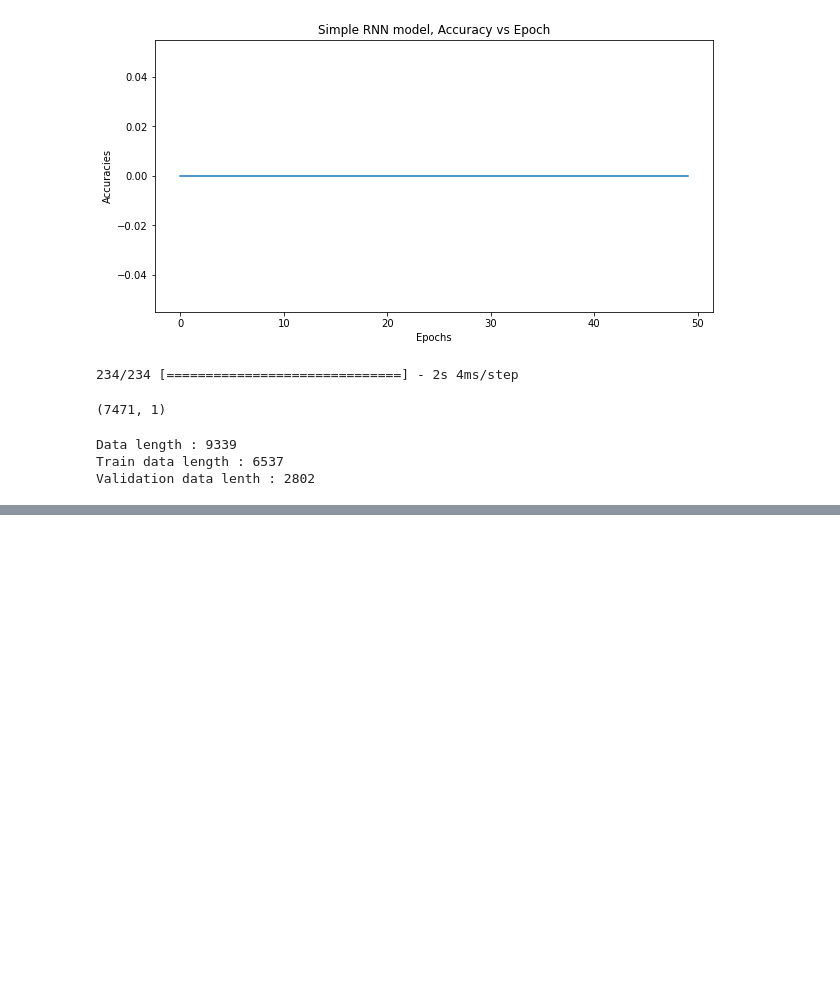
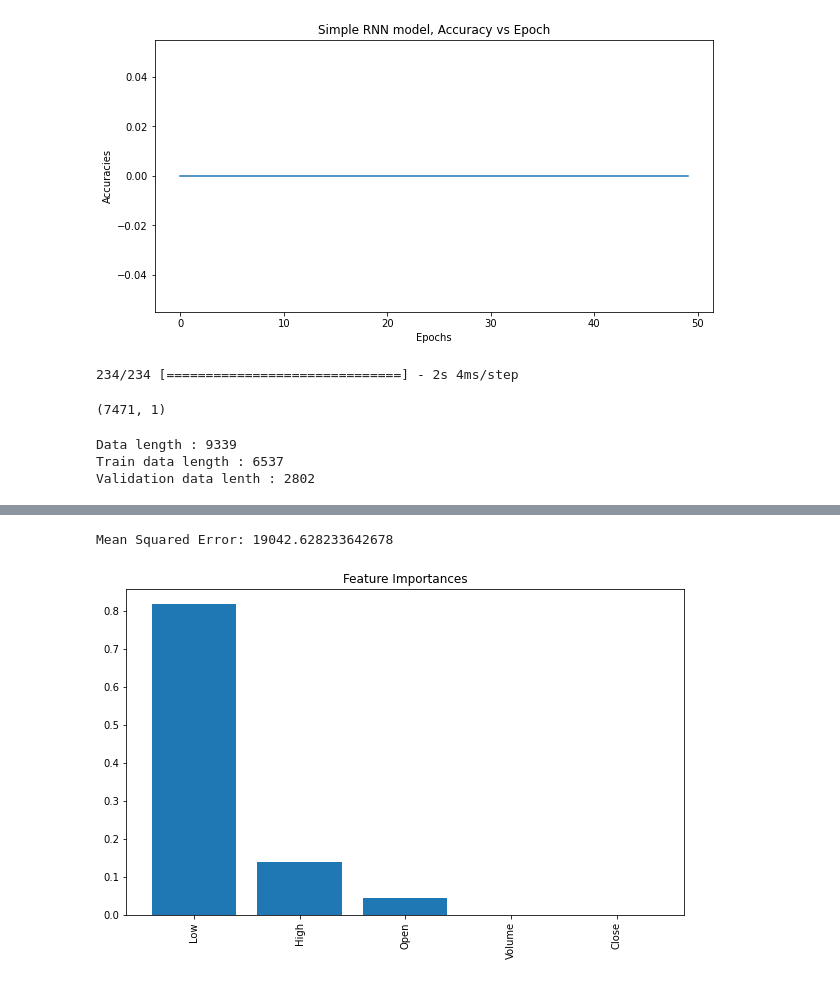
Before and after one commit to yeva-190/Stock_price_prediction, a Jupyter notebook: stock_price_prediction.ipynb, the cells around one changed output, grey strips where cells are left out. Drawn from its saved outputs; the diff is of its cells as text; code cells hidden in the pictures; blank space fills up the shorter version.

```diff
--- a/stock_price_prediction.ipynb
+++ b/stock_price_prediction.ipynb
@@ -422,0 +430,13 @@ Validation data lenth : 2802
+# %%
+ticker = yf.Ticker("MSFT")
+data = ticker.history(period="max")
+# %%
+data = data.reset_index()
+data["Date"] = pd.to_datetime(data["Date"])
+data.set_index("Date", inplace=True)
+data = data.drop(columns=["Dividends", "Stock Splits"])
+data = data.dropna()
+
+
+X = data.drop(columns=["Close"])
+y = data["Close"]
@@ -422,0 +445,22 @@ Validation data lenth : 2802
+# %%
+gbm = GradientBoostingRegressor(n_estimators=50, learning_rate=0.2, max_depth=3, random_state=42)
+gbm.fit(X_train, y_train)
+
+y_pred = gbm.predict(X_test)
+
+mse = mean_squared_error(y_test, y_pred)
+print("Mean Squared Error:", mse)
+# %% [output]
+Mean Squared Error: 19042.628233642678
+# %%
+importances = xgb_model.feature_importances_
+feature_names = data.columns
+
+indices = importances.argsort()[::-1]
+plt.figure(figsize=(10, 6))
+plt.title("Feature Importances")
+plt.bar(range(data.shape[1]), importances[indices])
+plt.xticks(range(data.shape[1]), feature_names[indices], rotation=90)
+plt.show()
+# %% [output]
+[figure, added]
```
Also changed, not shown: parts of 3 cells of this notebook.
